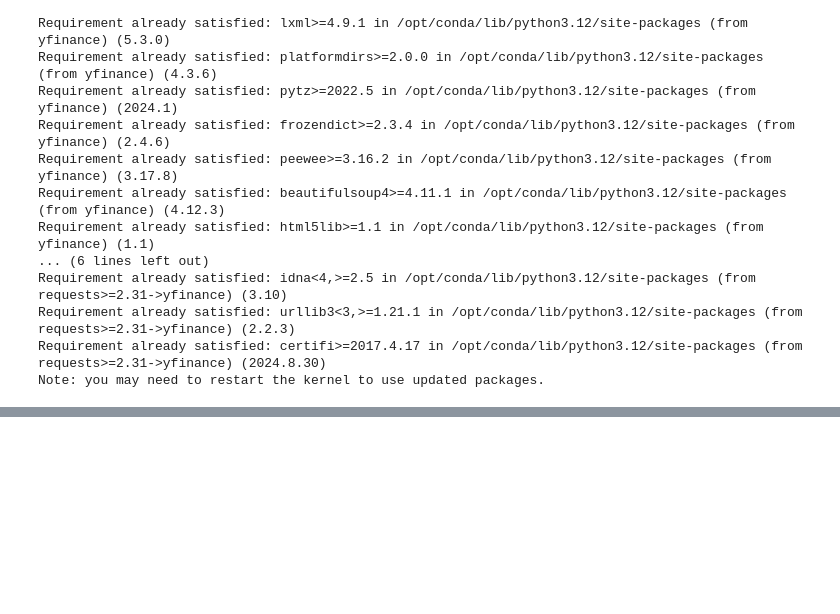
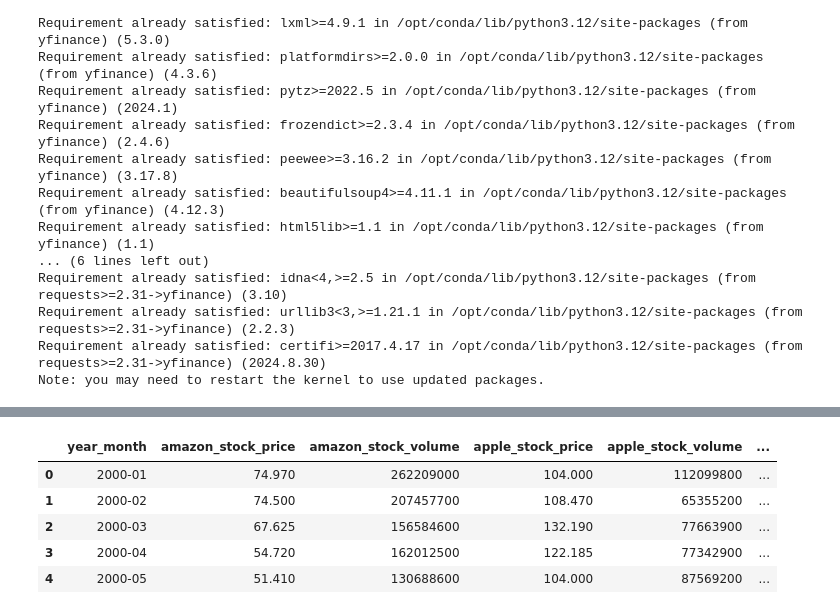
Before and after one commit to hafsaelibrahimi/projet_gold_refuge, a Jupyter notebook: dataset.ipynb, the cells around one changed output, grey strips where cells are left out. Cells and saved outputs as stored; diff of their text form; code cells hidden in the pictures; blank space fills up the shorter version.

```diff
--- a/dataset.ipynb
+++ b/dataset.ipynb
@@ -160,0 +124,52 @@ Date
+# %%
+# Liste des fichiers CSV avec leurs noms explicites (uniquement pour les entreprises)
+companies = [
+    "amazon_data.csv",
+    "apple_data.csv",
+    "google_data.csv",
+    "meta_data.csv",
+    "microsoft_data.csv"
+]
+
+# Créer un DataFrame principal avec toutes les dates possibles de 2000 à 2024
+date_range = pd.date_range(start="2000-01", end="2024-12", freq="M")
+final_df = pd.DataFrame({'year_month': date_range.to_period('M')})
+
+# Boucle sur chaque fichier CSV
+for file in companies:
+    # Charger les données
+    df = pd.read_csv(file)
+
+    # Récupérer le nom de la société (extrait du nom de fichier)
+    company_name = file.replace("_data.csv", "").replace(".csv", "").replace(" ", "")
+
+    # Convertir la colonne timestamp en datetime
+    df['timestamp'] = pd.to_datetime(df['timestamp'])
+
+    # Ajouter une colonne année-mois
+    df['year_month'] = df['timestamp'].dt.to_period('M')
+
+    # Calculer le prix moyen et garder les colonnes nécessaires
+    df = df[['year_month', 'high', 'low', 'volume']]
+    df[f'{company_name}_stock_price'] = (df['high'] + df['low']) / 2
+    df[f'{company_name}_stock_volume'] = df['volume']
+
+    # Garder uniquement les colonnes de la société traitée
+    df = df[['year_month', f'{company_name}_stock_price', f'{company_name}_stock_volume']]
+
+    # Supprimer les colonnes existantes dans final_df avant fusion
+    for col in [f'{company_name}_stock_price', f'{company_name}_stock_volume']:
+        if col in final_df.columns:
+            final_df.drop(columns=col, inplace=True)
+
+    # Fusionner directement avec le DataFrame principal
+    final_df = pd.merge(final_df, df, on='year_month', how='left')
+# %%
+final_df.head()
+# %% [output]
+|  | year_month | amazon_stock_price | amazon_stock_volume | apple_stock_price | apple_stock_volume | ... |
+| 0 | 2000-01 | 74.970 | 262209000 | 104.000 | 112099800 | ... |
+| 1 | 2000-02 | 74.500 | 207457700 | 108.470 | 65355200 | ... |
+| 2 | 2000-03 | 67.625 | 156584600 | 132.190 | 77663900 | ... |
+| 3 | 2000-04 | 54.720 | 162012500 | 122.185 | 77342900 | ... |
+| 4 | 2000-05 | 51.410 | 130688600 | 104.000 | 87569200 | ... |
```
Also changed, not shown: parts of 15 cells of this notebook, 14 other files.
